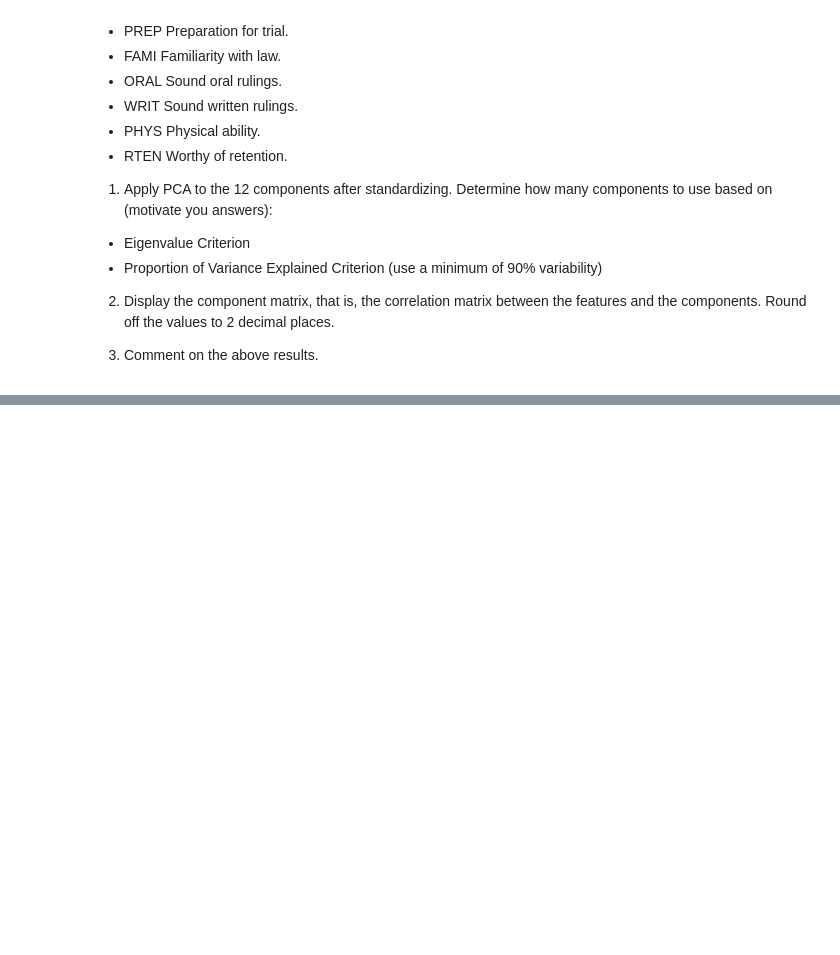
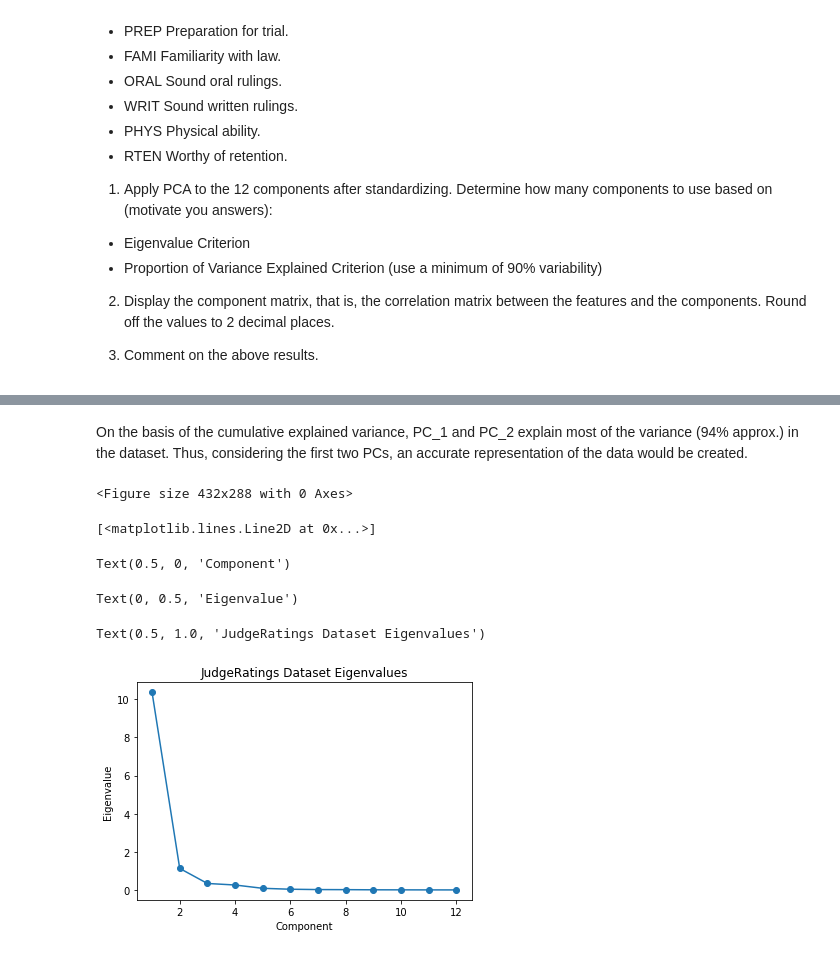
Before and after one commit to narendraparigi1987/datastewardship, a Jupyter notebook: assignment3/Assignment3.ipynb, the cells around one changed output, grey strips where cells are left out. Saved outputs shown, nothing was run; the diff lists cells and outputs as text; code cells hidden in the pictures; blank space fills up the shorter version.

```diff
--- a/assignment3/Assignment3.ipynb
+++ b/assignment3/Assignment3.ipynb
@@ -277,0 +322,16 @@ In the file <tt>JudgeRatings.csv</tt>, you can find the information about Lawyer
+# %% [markdown]
+On the basis of the cumulative explained variance, PC_1 and PC_2 explain most of the variance (94% approx.) in the dataset. Thus, considering the first two PCs, an accurate representation of the data would be created.
+# %%
+plt.figure()
+plt.plot(range(1,pca1.n_components_+1),pca1.explained_variance_,marker='o')
+plt.xlabel("Component")
+plt.ylabel("Eigenvalue")
+plt.title('JudgeRatings Dataset Eigenvalues')
+plt.show()
+# %% [output]
+<Figure size 432x288 with 0 Axes>
+[<matplotlib.lines.Line2D at 0x...>]
+Text(0.5, 0, 'Component')
+Text(0, 0.5, 'Eigenvalue')
+Text(0.5, 1.0, 'JudgeRatings Dataset Eigenvalues')
+[figure, added]
```
Also changed, not shown: parts of 22 cells of this notebook.
